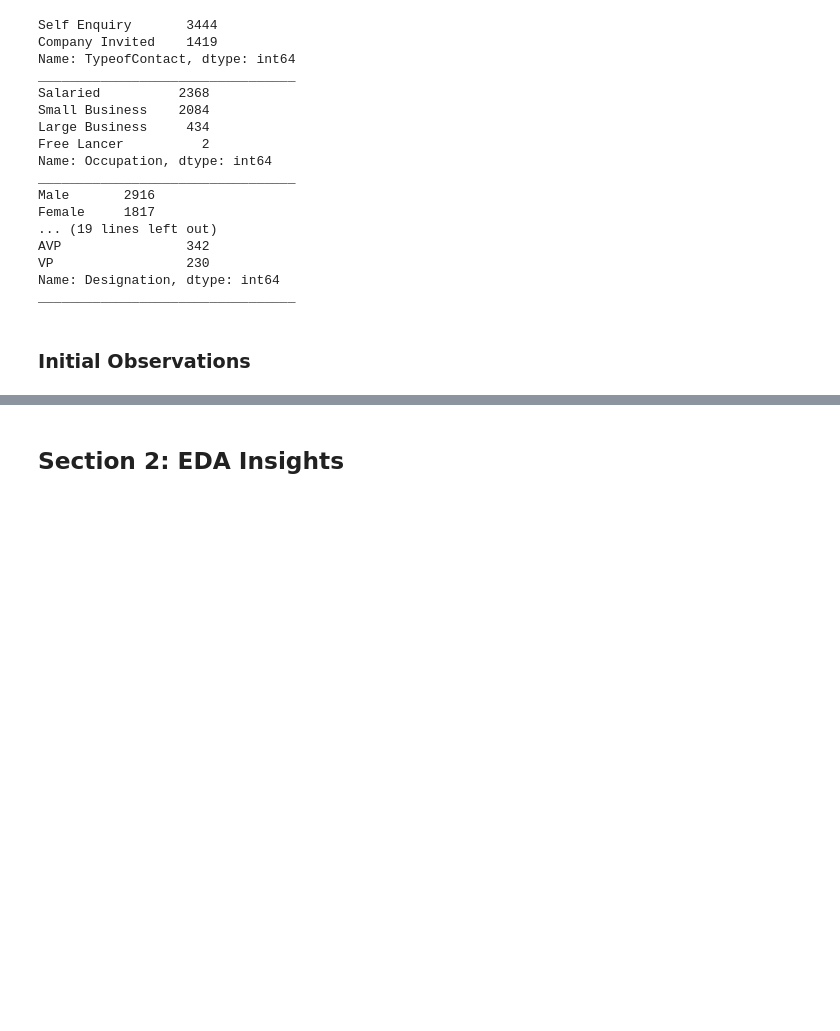
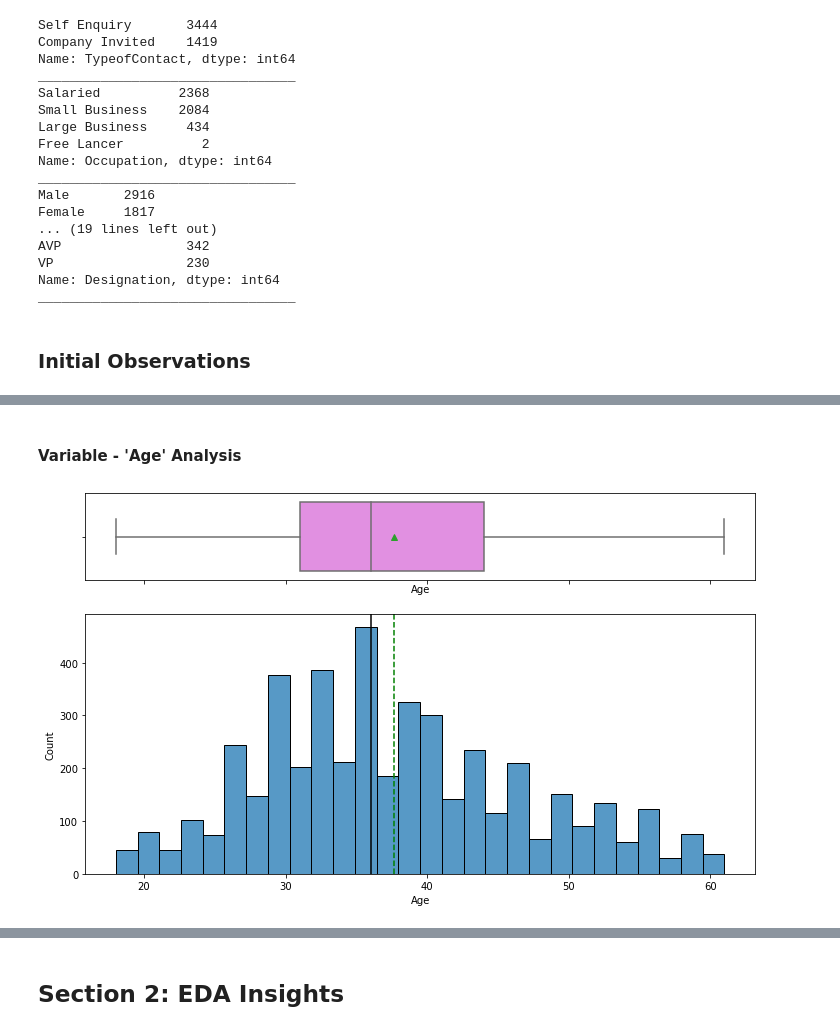
Before and after one commit to kwajpaige/UTAGL_EnsembleTechniques, a Jupyter notebook: PaigeSingleton_EnsembleTechnique_TravelPackage082022.ipynb, the cells around one changed output, grey strips where cells are left out. Cells and saved outputs as stored; diff of their text form; code cells hidden in the pictures; blank space fills up the shorter version.

```diff
--- a/PaigeSingleton_EnsembleTechnique_TravelPackage082022.ipynb
+++ b/PaigeSingleton_EnsembleTechnique_TravelPackage082022.ipynb
@@ -316,0 +365,6 @@ _________________________________
+# %% [markdown]
+#### Variable - 'Age' Analysis
+# %%
+histogram_boxplot(data, "Age")
+# %% [output]
+[figure, added]
```
Also changed, not shown: parts of 24 cells of this notebook, 1 other file.
